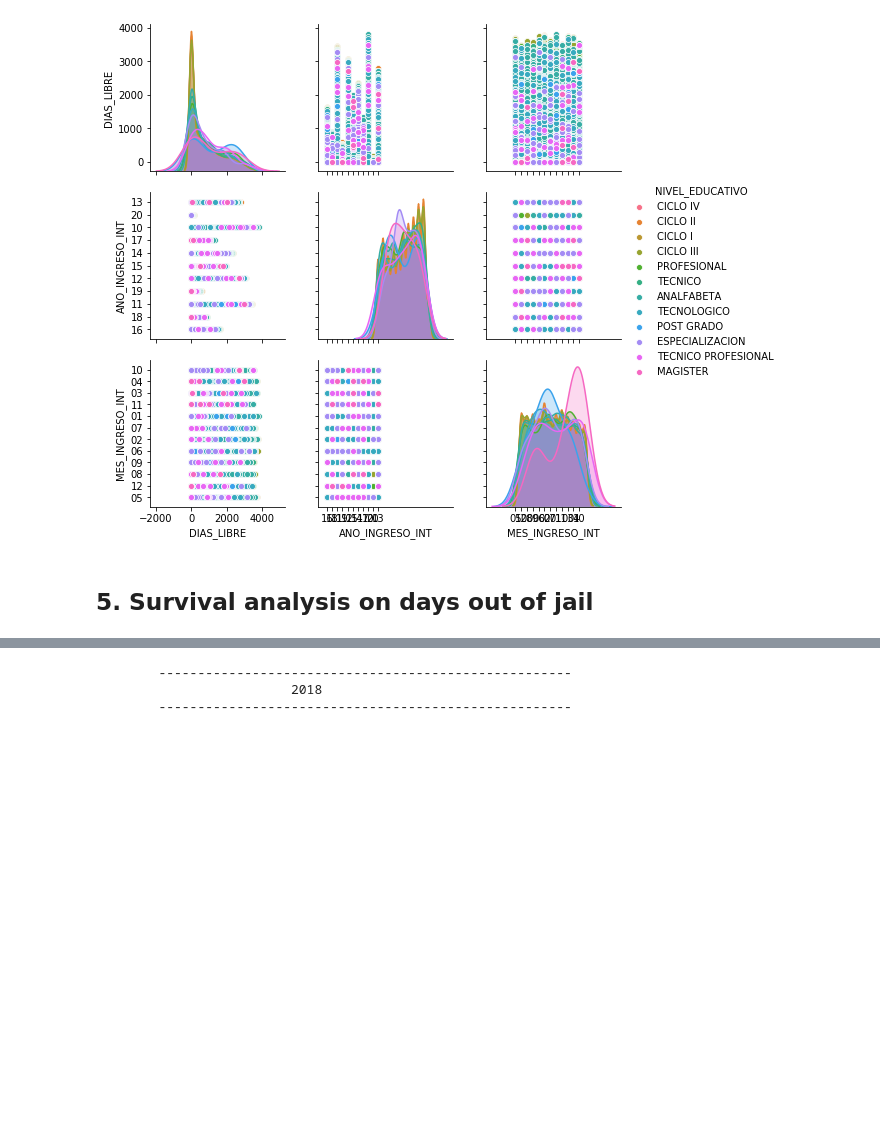
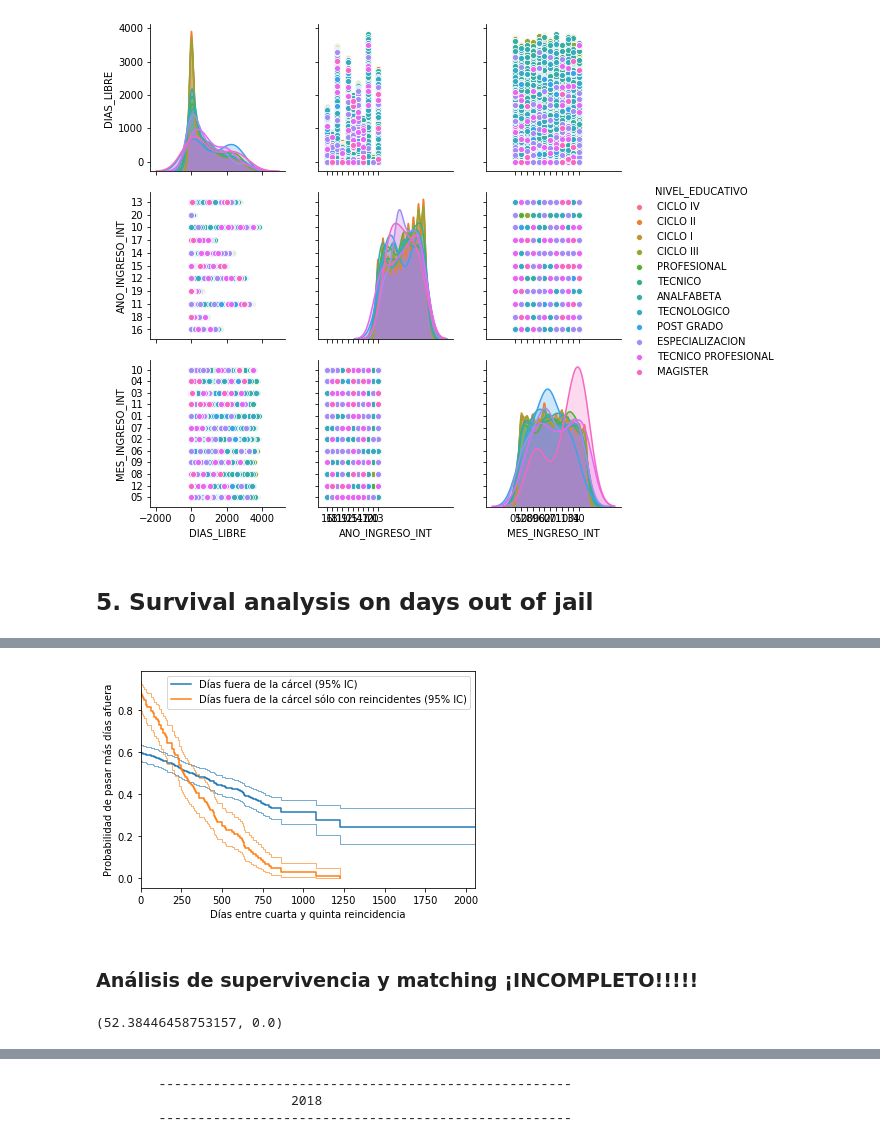
Before and after one commit to sagilar/ds4a-team6, a Jupyter notebook: TIME_ANALYSIS_project_notebook_minjusticia.ipynb, the cells around one changed output, grey strips where cells are left out. Drawn from its saved outputs; the diff is of its cells as text; code cells hidden in the pictures; blank space fills up the shorter version.

Commit message:
Se vuelve a crear el grafo, se estiman otras funciones de supervivencia y se empieza a estudiar un matching para estimar un log-rank test

```diff
--- a/TIME_ANALYSIS_project_notebook_minjusticia.ipynb
+++ b/TIME_ANALYSIS_project_notebook_minjusticia.ipynb
@@ -357,0 +413,15 @@ for i in [0, 1]:
+# %%
+for i in [0, 4]:
+    kmf = KaplanMeierFitter()
+    kmf.fit(df_kmkmkmkm.loc[df_kmkmkmkm['NUMERO_REINCIDENCIAS']>i,'DIAS_LIBRE'], df_kmkmkmkm.loc[df_kmkmkmkm['NUMERO_REINCIDENCIAS']>i, 'CENSURADO_LIBRES'])
+
+    if i == 0:
+        ax = kmf.plot(ci_force_lines=True, label='Días fuera de la cárcel (95% IC)')
+    else:
+        ax = kmf.plot(ci_force_lines=True, label='Días fuera de la cárcel sólo con reincidentes (95% IC)')
+    ax.set_xlabel('Días entre cuarta y quinta reincidencia');
+    ax.set_ylabel('Probabilidad de pasar más días afuera');
+# %% [output]
+[figure, added]
+# %% [markdown]
+### Análisis de supervivencia y matching ¡INCOMPLETO!!!!!
@@ -357,0 +456,7 @@ for i in [0, 1]:
+# %%
+from scipy import stats
+
+statistic, pvalue = stats.ttest_ind(treat_df['DIAS_LIBRE'],untreat_df['DIAS_LIBRE'], equal_var=False)
+statistic, pvalue
+# %% [output]
+(52.38446458753157, 0.0)
```
Also changed, not shown: parts of 15 cells of this notebook, 26 other files.
